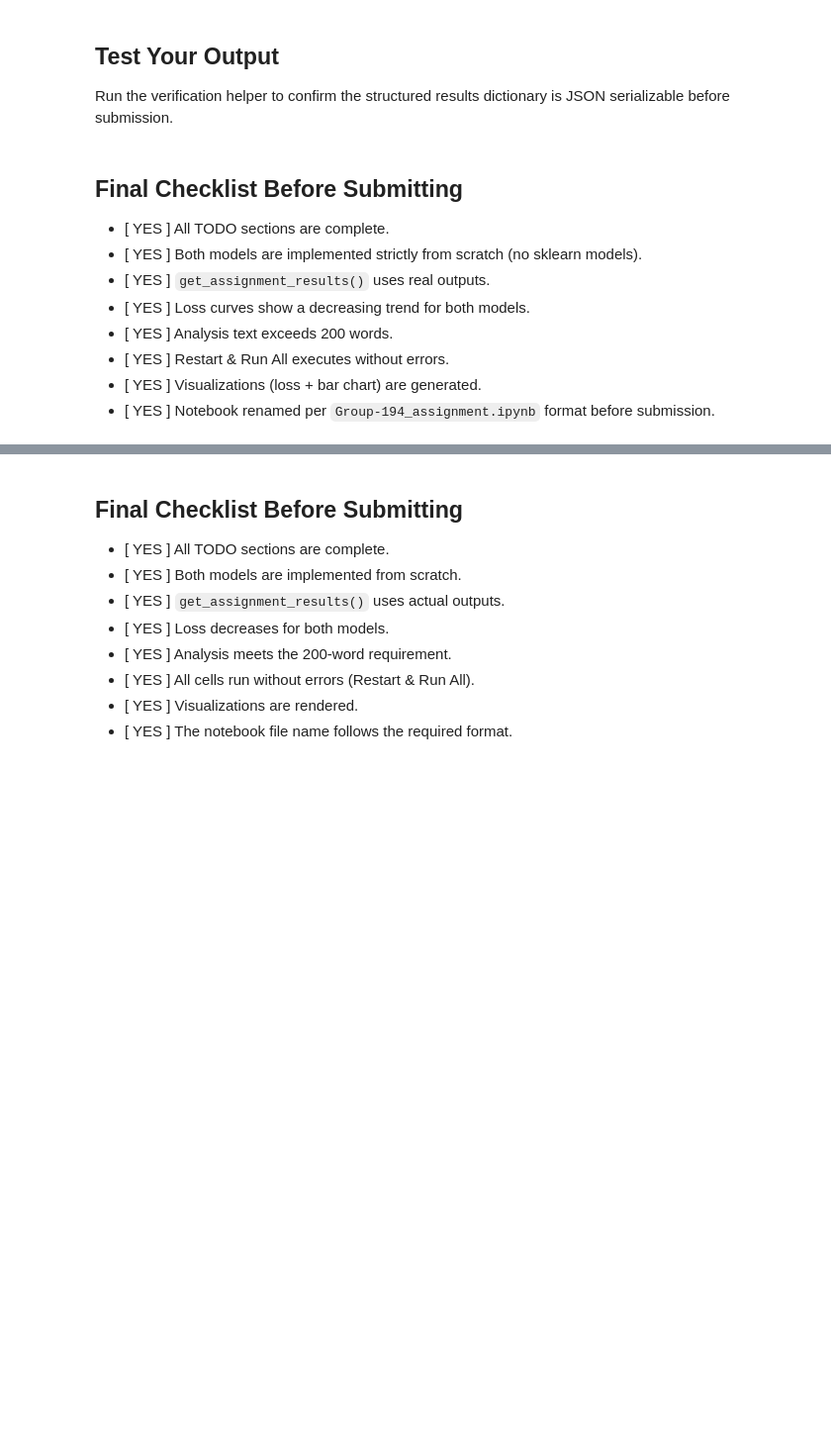
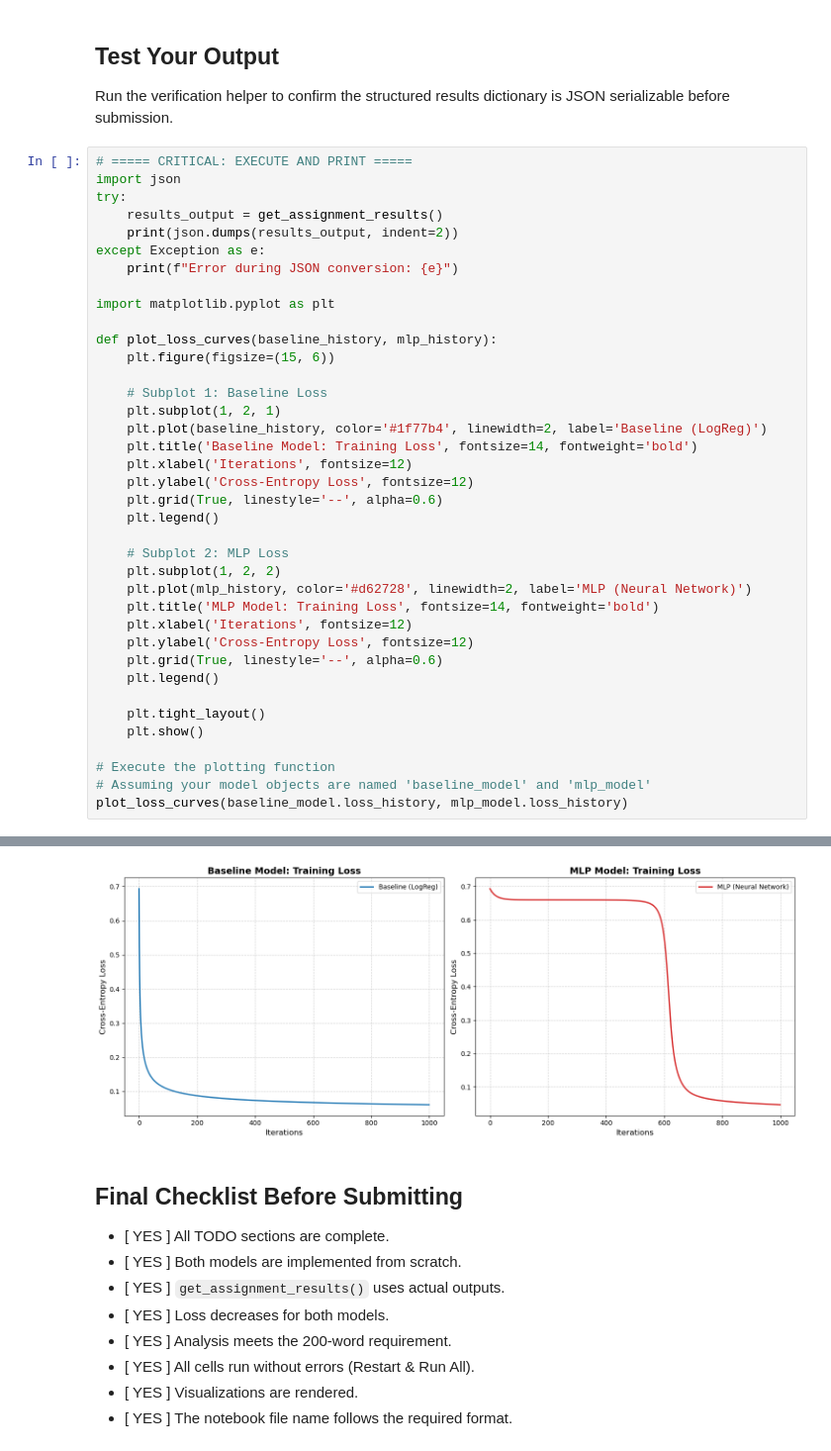
Before and after one commit to K-Sudhakar/DNNAssignments, a Jupyter notebook: 194 assignment 1.ipynb, the cells around one changed output, grey strips where cells are left out. Shown: that part at 99% size. Cells and saved outputs as stored; diff of their text form; blank space fills up the shorter version.

```diff
--- a/194 assignment 1.ipynb
+++ b/194 assignment 1.ipynb
@@ -325,14 +585,42 @@ Run the verification helper after populating `get_assignment_results()` to ensur
 ## Test Your Output
 
 Run the verification helper to confirm the structured results dictionary is JSON serializable before submission.
-# %% [markdown]
-## Final Checklist Before Submitting
-
-- [ YES ] All TODO sections are complete.
-- [ YES ] Both models are implemented strictly from scratch (no sklearn models).
-- [ YES ] `get_assignment_results()` uses real outputs.
-- [ YES ] Loss curves show a decreasing trend for both models.
-- [ YES ] Analysis text exceeds 200 words.
-- [ YES ] Restart & Run All executes without errors.
-- [ YES ] Visualizations (loss + bar chart) are generated.
-- [ YES ] Notebook renamed per `Group-194_assignment.ipynb` format before submission.
+# %%
+# ===== CRITICAL: EXECUTE AND PRINT =====
+import json
+try:
+    results_output = get_assignment_results()
+    print(json.dumps(results_output, indent=2))
+except Exception as e:
+    print(f"Error during JSON conversion: {e}")
+
+import matplotlib.pyplot as plt
+
+def plot_loss_curves(baseline_history, mlp_history):
+    plt.figure(figsize=(15, 6))
+
+    # Subplot 1: Baseline Loss
+    plt.subplot(1, 2, 1)
+    plt.plot(baseline_history, color='#1f77b4', linewidth=2, label='Baseline (LogReg)')
+    plt.title('Baseline Model: Training Loss', fontsize=14, fontweight='bold')
+    plt.xlabel('Iterations', fontsize=12)
+    plt.ylabel('Cross-Entropy Loss', fontsize=12)
+    plt.grid(True, linestyle='--', alpha=0.6)
+    plt.legend()
+
+    # Subplot 2: MLP Loss
+    plt.subplot(1, 2, 2)
+    plt.plot(mlp_history, color='#d62728', linewidth=2, label='MLP (Neural Network)')
+    plt.title('MLP Model: Training Loss', fontsize=14, fontweight='bold')
+    plt.xlabel('Iterations', fontsize=12)
+    plt.ylabel('Cross-Entropy Loss', fontsize=12)
+    plt.grid(True, linestyle='--', alpha=0.6)
+    plt.legend()
+
+    plt.tight_layout()
+    plt.show()
+
+# Execute the plotting function
+# Assuming your model objects are named 'baseline_model' and 'mlp_model'
+plot_loss_curves(baseline_model.loss_history, mlp_model.loss_history)
+# %% [output]
@@ -339,3 +644,4 @@ Run the verification helper to confirm the structured results dictionary is JSON
+[figure, added]
 # %% [markdown]
 ## Final Checklist Before Submitting
 
```
Also changed, not shown: parts of 18 cells of this notebook.
